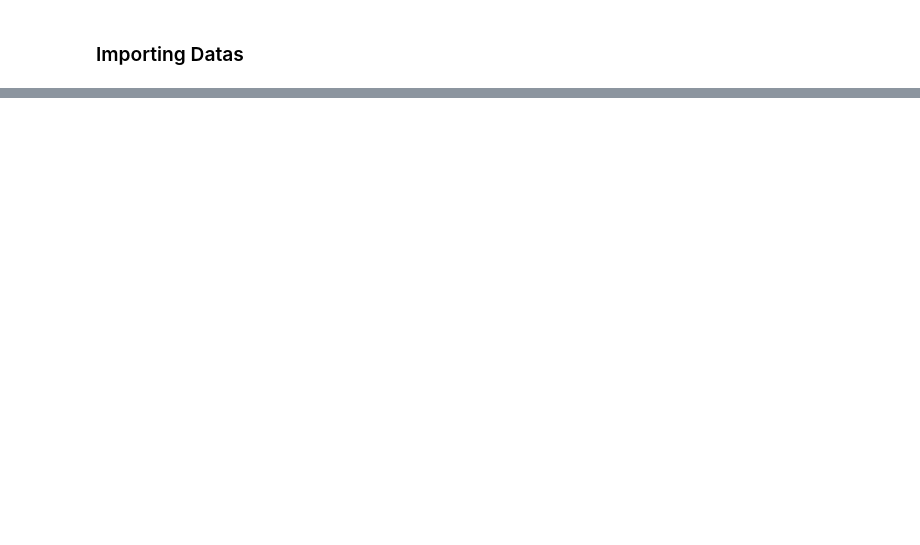
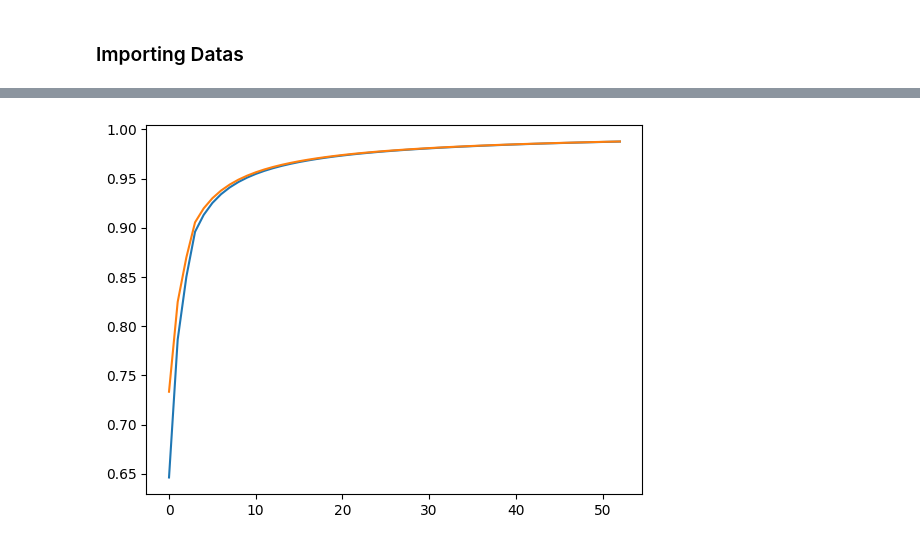
Before and after one commit to Evintkoo/circrna_classification, a Jupyter notebook: test.ipynb, the cells around one changed output, grey strips where cells are left out. Cells and saved outputs as stored; diff of their text form; code cells hidden in the pictures; blank space fills up the shorter version.

```diff
--- a/test.ipynb
+++ b/test.ipynb
@@ -31,0 +149,7 @@ array([{'AAAA': 1, 'AAAG': 3, 'AAAC': 2, 'AAAU': 1, 'AAGA': 5, 'AAGG': 2, 'AAGC'
+# %%
+input_size = tensor_x_train.shape[1]
+hidden_dim = 256
+batch_size = 64
+learning_rate = 1e-5
+output_size = 1
+input_size
@@ -31,0 +339,6 @@ array([{'AAAA': 1, 'AAAG': 3, 'AAAC': 2, 'AAAU': 1, 'AAGA': 5, 'AAGG': 2, 'AAGC'
+# %%
+plt.plot(h.train_acc)
+plt.plot( h.val_acc)
+plt.savefig("result/accuracy_plot.png")
+# %% [output]
+[figure, added]
```
Also changed, not shown: parts of 29 cells of this notebook, 57 other files.
